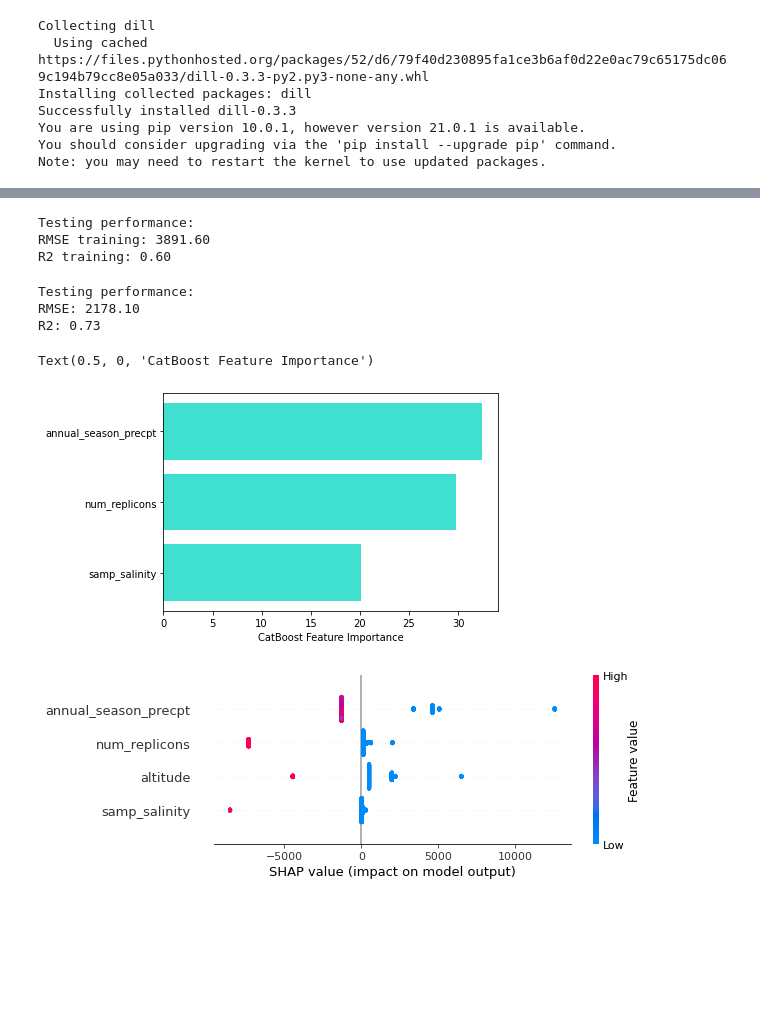
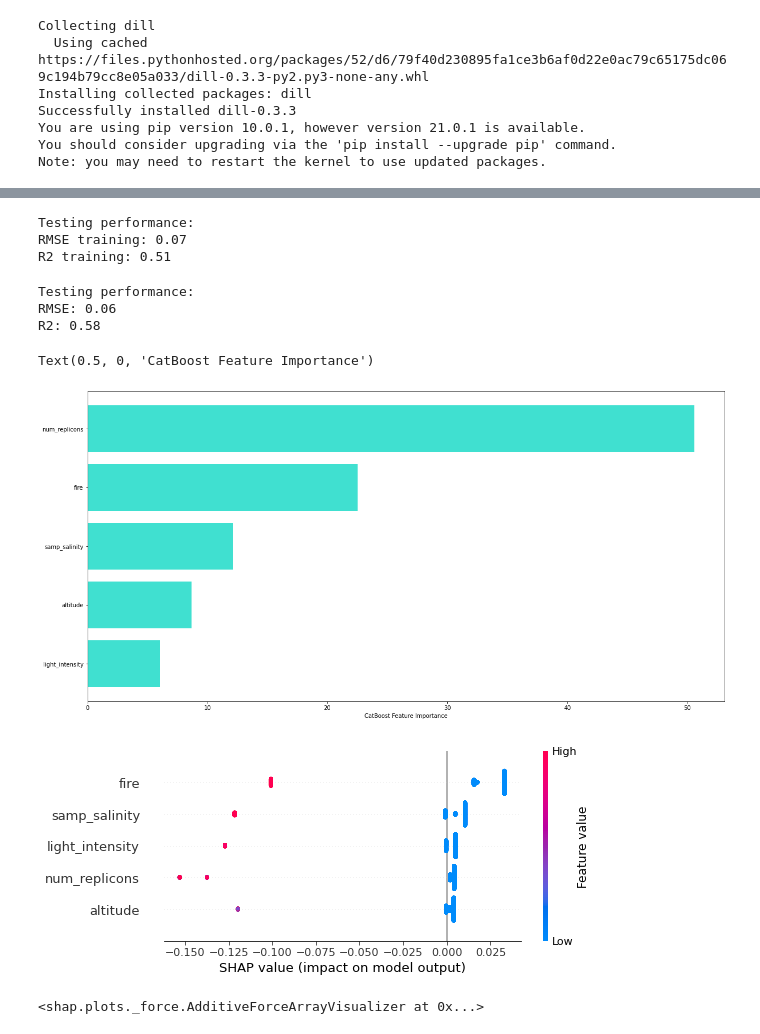
Before and after one commit to realmarcin/biosample-analysis, a Jupyter notebook: src/notebooks/catboost_biosample.ipynb, the cells around one changed output, grey strips where cells are left out. Drawn from its saved outputs; the diff is of its cells as text; code cells hidden in the pictures; blank space fills up the shorter version.

Commit message:
picked variable with most values as target min max scaling assign index column improved plotting

```diff
--- a/src/notebooks/catboost_biosample.ipynb
+++ b/src/notebooks/catboost_biosample.ipynb
@@ -35,7 +45,7 @@ print("start")
 start_time = time.time()
 
 #df_eco = pd.read_parquet("./harmonized-table__envonly.parquet")
-df_eco = pd.read_csv("./harmonized-table_onlyenv_nona_num.tsv", sep="\t", encoding="utf-8")
+df_eco = pd.read_csv("../../data/harmonized-table.parquet_onlyenv_nona_num.tsv", sep="\t", index_col=0, encoding="utf-8")
 
 
 exec_time = (time.time() - start_time)
@@ -71,4 +80,4 @@ max             6200.000000  1.671699e+06
 # %%
-df_eco_small = df_eco.drop(['Unnamed: 0','taxonomy_id','fire','entrez_value','biosample_id','host_taxid'], axis=1)
+df_eco_small = df_eco.drop(['taxonomy_id','entrez_value','biosample_id','host_taxid'], axis=1)
 # %%
 df_eco_small = df_eco_small.fillna(0)
@@ -75,3 +104,7 @@ df_eco_small = df_eco_small.fillna(0)
+# %%
+# common scale
+scaler = MinMaxScaler()
+df_eco_small[df_eco_small.columns] = scaler.fit_transform(df_eco_small)
 # %%
 df_eco_small.astype(bool).sum(axis=0)
 # %% [output]
@@ -109,12 +144,12 @@ Index(['samp_salinity', 'altitude', 'num_replicons', 'light_intensity',
        'annual_season_precpt'],
       dtype='object')
 # %%
-y = df_eco_small['light_intensity']
+y = df_eco_small['annual_season_precpt']
 print(y)
 
 print("df_eco "+str(df_eco.shape))
 
-X = df_eco_small.drop('light_intensity', 1)#df_eco.iloc[:,:-1]
+X = df_eco_small.drop('annual_season_precpt', 1)#df_eco.iloc[:,:-1]
 
 print("X "+str(X.shape))
 # %% [output]
@@ -252,8 +287,8 @@ print('RMSE training: {:.2f}'.format(rmseT))
 print('R2 training: {:.2f}'.format(r2T))
 # %% [output]
 Testing performance:
-RMSE training: 3891.60
-R2 training: 0.60
+RMSE training: 0.07
+R2 training: 0.51
 # %%
 cbmf.feature_names = X.columns
 # %%
@@ -265,8 +300,8 @@ print('RMSE: {:.2f}'.format(rmse))
 print('R2: {:.2f}'.format(r2))
 # %% [output]
 Testing performance:
-RMSE: 2178.10
-R2: 0.73
+RMSE: 0.06
+R2: 0.58
 # %%
 explainer_model = shap.TreeExplainer(cb_model)
 explainer_fit = shap.TreeExplainer(cbmf)
@@ -275,18 +310,24 @@ data_output = [random_seed, cb_model, cbmf, pred_train, explainer_model, pred_te
 pickle.dump(data_output,open("data_output", "wb" ) )
 # %%
 sorted_feature_importance = cb_model.feature_importances_.argsort()
-plt.barh(cb_model.feature_names[sorted_feature_importance[1:100]],
-        cb_model.feature_importances_[sorted_feature_importance[1:100]],
+plt.figure(figsize=(20,10))
+plt.barh(cb_model.feature_names[sorted_feature_importance][-50:],
+        cb_model.feature_importances_[sorted_feature_importance][-50:],
         color='turquoise')
 plt.xlabel("CatBoost Feature Importance")
 # %% [output]
 Text(0.5, 0, 'CatBoost Feature Importance')
-[figure, old version]
+[figure, new version]
 # %%
 shap_values = explainer_model.shap_values(X_train)
 shap.summary_plot(shap_values, X_train, feature_names = cb_model.feature_names[sorted_feature_importance],show=False)#,matplotlib=True).savefig('SHAP.pdf',bbox_inches = 'tight')
 # %% [output]
-[figure, old version]
+[figure, new version]
+# %%
+shap_values = explainer_fit.shap_values(X_train)
+shap.force_plot(explainer_fit.expected_value, shap_values[0:20,:], X_train.iloc[0:20,:])
+# %% [output]
+<shap.plots._force.AdditiveForceArrayVisualizer at 0x...>
 # %%
 cbmf_all = cb_model.fit(X,y)
 # %% [output]
```
Also changed, not shown: parts of 22 cells of this notebook.
